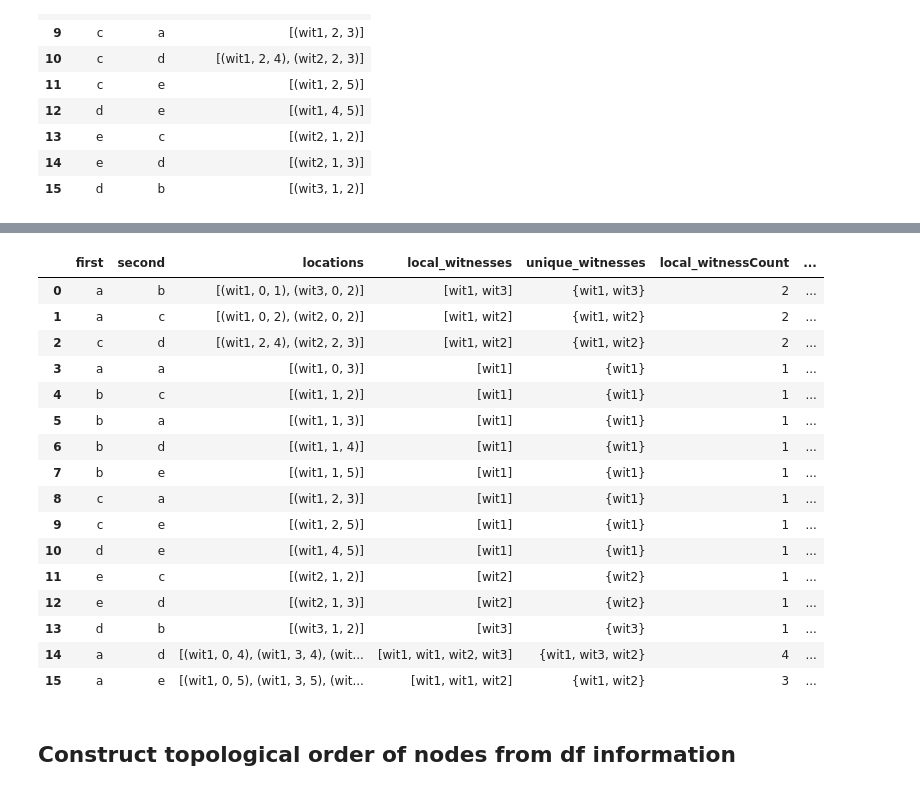
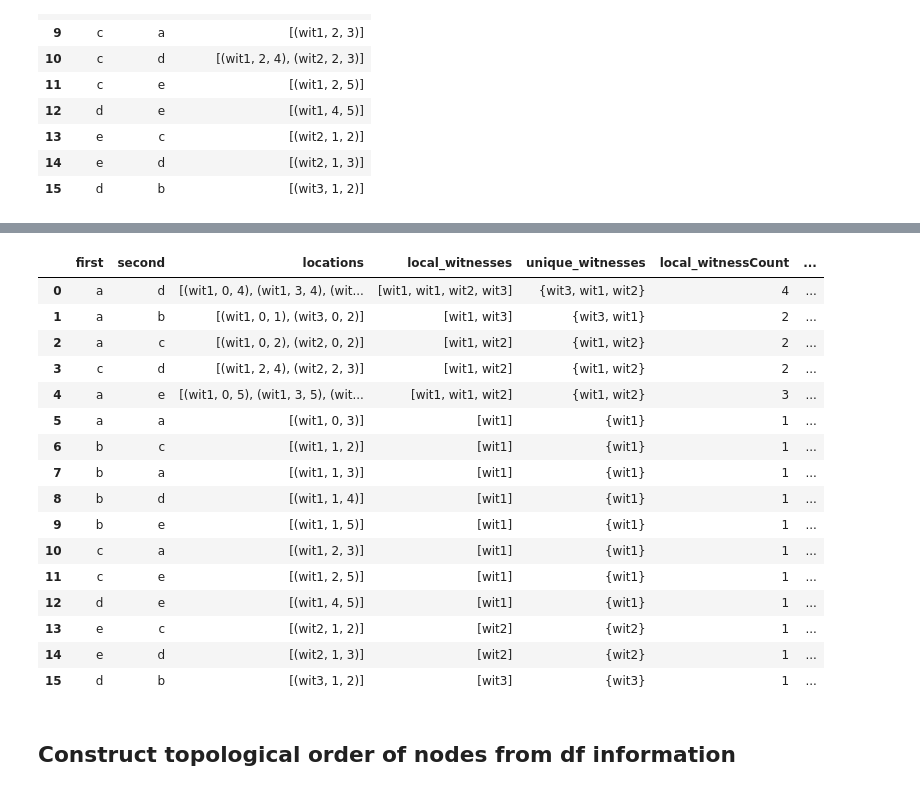
Before and after one commit to djbpitt/this-time-for-sure, a Jupyter notebook: sample.ipynb, the cells around one changed output, grey strips where cells are left out. Saved outputs shown, nothing was run; the diff lists cells and outputs as text; code cells hidden in the pictures.

```diff
--- a/sample.ipynb
+++ b/sample.ipynb
@@ -199,30 +199,30 @@ csDf
 # %%
 # sort and update row numbers, so that we can travese the skipgrams as follows
 #   (not currently using stopword list to flter)
 #   1. Words that don’t repeat within a witness first
 #   2. Within that, deepest block (most witnesses) first
 #   3. within that, rarest skipgrams first (less repetition is easier to place correctly)
-csDf.sort_values(by=["witness_uniqueness", "unique_witnessCount", "local_witnessCount"], ascending=[False, False, True], inplace=True)
+csDf.sort_values(by=["unique_witnessCount", "witness_uniqueness", "local_witnessCount"], ascending=[False, False, True], inplace=True)
 csDf.reset_index(inplace=True, drop=True) # update row numbers
 csDf
 # %% [output]
 |  | first | second | locations | local_witnesses | unique_witnesses | local_witnessCount | ... |
-| 0 | a | b | [(wit1, 0, 1), (wit3, 0, 2)] | [wit1, wit3] | {wit1, wit3} | 2 | ... |
-| 1 | a | c | [(wit1, 0, 2), (wit2, 0, 2)] | [wit1, wit2] | {wit1, wit2} | 2 | ... |
-| 2 | c | d | [(wit1, 2, 4), (wit2, 2, 3)] | [wit1, wit2] | {wit1, wit2} | 2 | ... |
-| 3 | a | a | [(wit1, 0, 3)] | [wit1] | {wit1} | 1 | ... |
-| 4 | b | c | [(wit1, 1, 2)] | [wit1] | {wit1} | 1 | ... |
-| 5 | b | a | [(wit1, 1, 3)] | [wit1] | {wit1} | 1 | ... |
-| 6 | b | d | [(wit1, 1, 4)] | [wit1] | {wit1} | 1 | ... |
-| 7 | b | e | [(wit1, 1, 5)] | [wit1] | {wit1} | 1 | ... |
-| 8 | c | a | [(wit1, 2, 3)] | [wit1] | {wit1} | 1 | ... |
-| 9 | c | e | [(wit1, 2, 5)] | [wit1] | {wit1} | 1 | ... |
-| 10 | d | e | [(wit1, 4, 5)] | [wit1] | {wit1} | 1 | ... |
-| 11 | e | c | [(wit2, 1, 2)] | [wit2] | {wit2} | 1 | ... |
-| 12 | e | d | [(wit2, 1, 3)] | [wit2] | {wit2} | 1 | ... |
-| 13 | d | b | [(wit3, 1, 2)] | [wit3] | {wit3} | 1 | ... |
-| 14 | a | d | [(wit1, 0, 4), (wit1, 3, 4), (wit... | [wit1, wit1, wit2, wit3] | {wit1, wit3, wit2} | 4 | ... |
-| 15 | a | e | [(wit1, 0, 5), (wit1, 3, 5), (wit... | [wit1, wit1, wit2] | {wit1, wit2} | 3 | ... |
+| 0 | a | d | [(wit1, 0, 4), (wit1, 3, 4), (wit... | [wit1, wit1, wit2, wit3] | {wit3, wit1, wit2} | 4 | ... |
+| 1 | a | b | [(wit1, 0, 1), (wit3, 0, 2)] | [wit1, wit3] | {wit3, wit1} | 2 | ... |
+| 2 | a | c | [(wit1, 0, 2), (wit2, 0, 2)] | [wit1, wit2] | {wit1, wit2} | 2 | ... |
+| 3 | c | d | [(wit1, 2, 4), (wit2, 2, 3)] | [wit1, wit2] | {wit1, wit2} | 2 | ... |
+| 4 | a | e | [(wit1, 0, 5), (wit1, 3, 5), (wit... | [wit1, wit1, wit2] | {wit1, wit2} | 3 | ... |
+| 5 | a | a | [(wit1, 0, 3)] | [wit1] | {wit1} | 1 | ... |
+| 6 | b | c | [(wit1, 1, 2)] | [wit1] | {wit1} | 1 | ... |
+| 7 | b | a | [(wit1, 1, 3)] | [wit1] | {wit1} | 1 | ... |
+| 8 | b | d | [(wit1, 1, 4)] | [wit1] | {wit1} | 1 | ... |
+| 9 | b | e | [(wit1, 1, 5)] | [wit1] | {wit1} | 1 | ... |
+| 10 | c | a | [(wit1, 2, 3)] | [wit1] | {wit1} | 1 | ... |
+| 11 | c | e | [(wit1, 2, 5)] | [wit1] | {wit1} | 1 | ... |
+| 12 | d | e | [(wit1, 4, 5)] | [wit1] | {wit1} | 1 | ... |
+| 13 | e | c | [(wit2, 1, 2)] | [wit2] | {wit2} | 1 | ... |
+| 14 | e | d | [(wit2, 1, 3)] | [wit2] | {wit2} | 1 | ... |
+| 15 | d | b | [(wit3, 1, 2)] | [wit3] | {wit3} | 1 | ... |
 # %% [markdown]
 ## Construct topological order of nodes from df information
 # %% [markdown]
```
Also changed, not shown: parts of 6 cells of this notebook.
